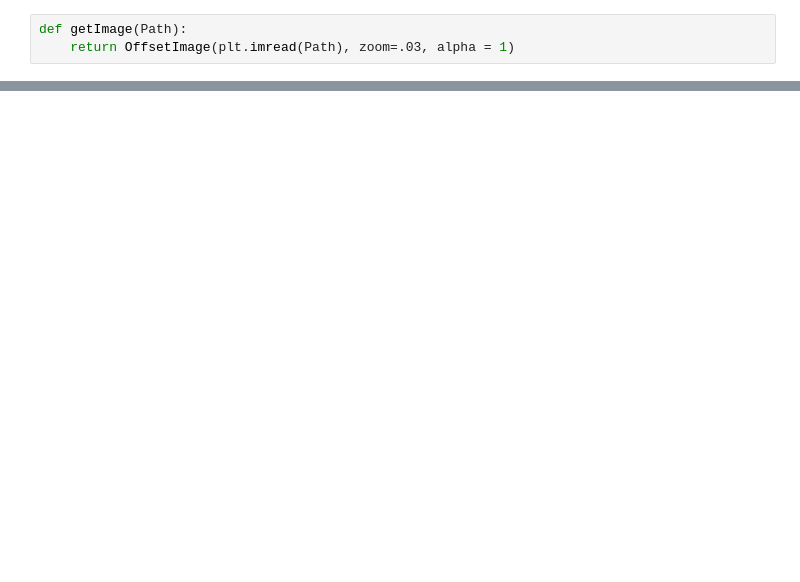
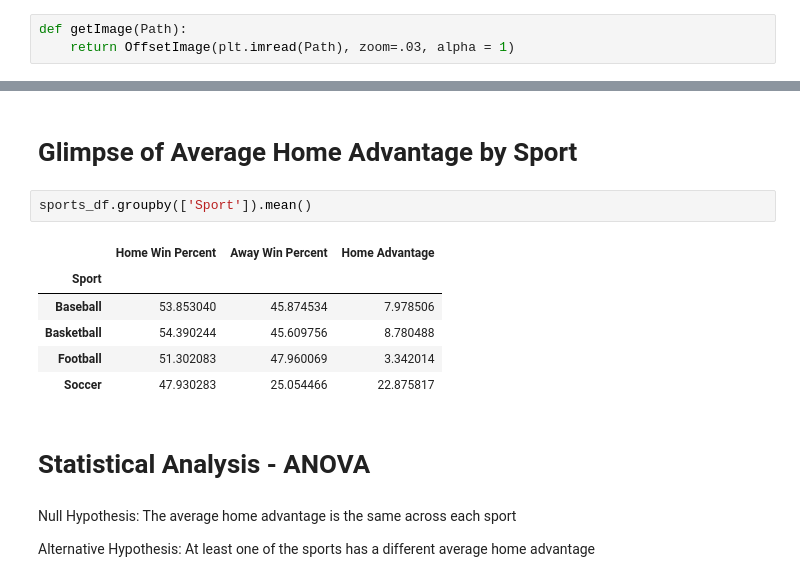
Before and after one commit to jadinsstewart/Cloud-Services, a Jupyter notebook: Final_NBA_Analytics.ipynb, the cells around one changed output, grey strips where cells are left out. Cells and saved outputs as stored; diff of their text form; blank space fills up the shorter version.

```diff
--- a/Final_NBA_Analytics.ipynb
+++ b/Final_NBA_Analytics.ipynb
@@ -189,0 +302,17 @@ plt.show()
+# %% [markdown]
+# Glimpse of Average Home Advantage by Sport
+# %%
+sports_df.groupby(['Sport']).mean()
+# %% [output]
+|  | Home Win Percent | Away Win Percent | Home Advantage |
+| Sport |  |  |  |
+| Baseball | 53.853040 | 45.874534 | 7.978506 |
+| Basketball | 54.390244 | 45.609756 | 8.780488 |
+| Football | 51.302083 | 47.960069 | 3.342014 |
+| Soccer | 47.930283 | 25.054466 | 22.875817 |
+# %% [markdown]
+# Statistical Analysis - ANOVA
+# %% [markdown]
+Null Hypothesis: The average home advantage is the same across each sport
+
+Alternative Hypothesis: At least one of the sports has a different average home advantage
```
Also changed, not shown: parts of 44 cells of this notebook.
